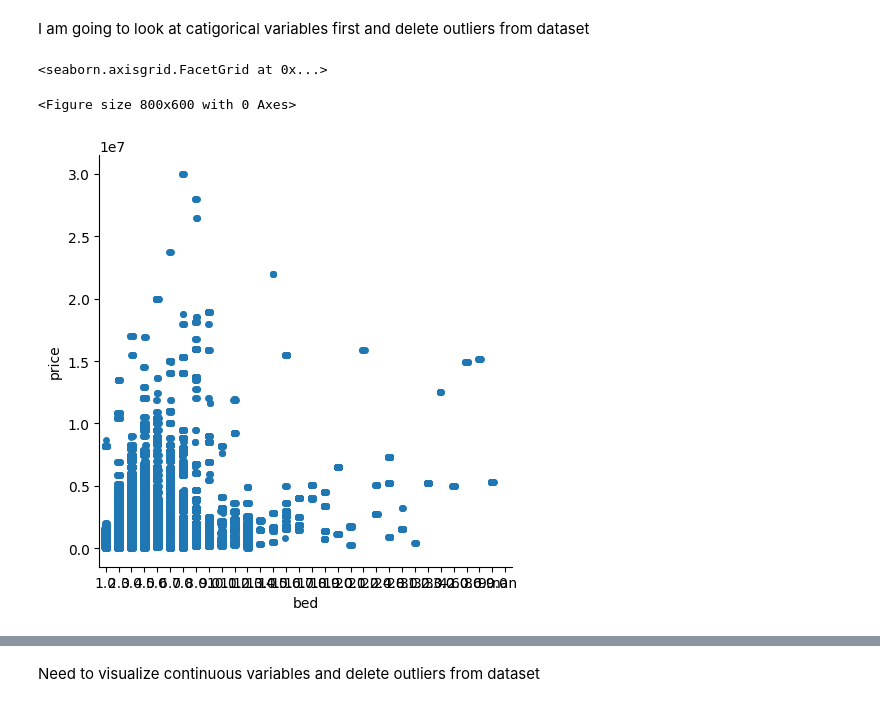
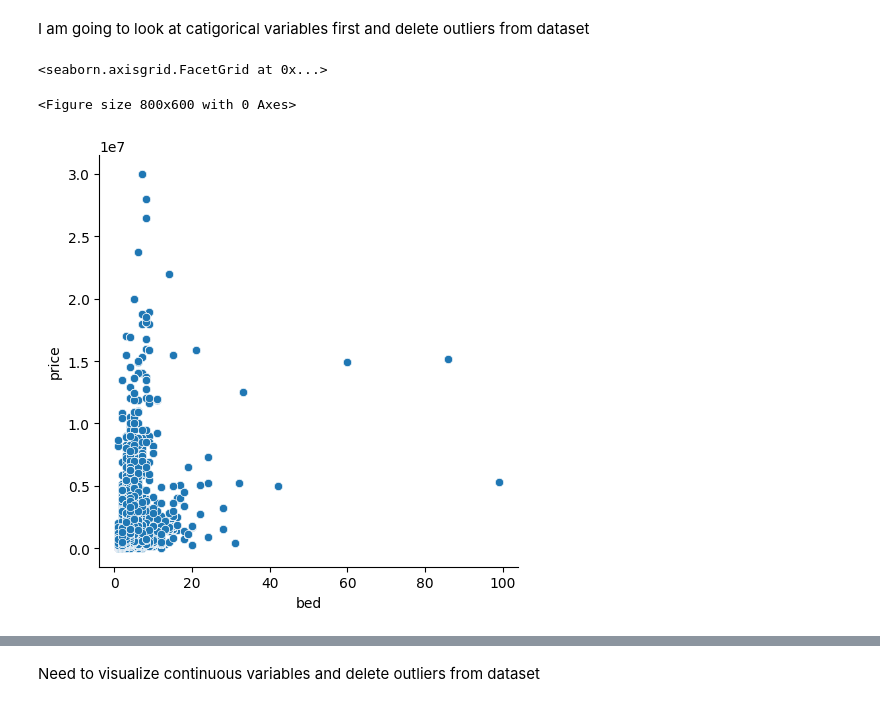
Before and after one commit to joeyc13/Real_estate_data, a Jupyter notebook: real_estate.ipynb, the cells around one changed output, grey strips where cells are left out. Drawn from its saved outputs; the diff is of its cells as text; code cells hidden in the pictures.

```diff
--- a/real_estate.ipynb
+++ b/real_estate.ipynb
@@ -63,12 +63,12 @@ I am going to look at catigorical variables first and delete outliers from datas
 # %%
 # cont_variables = ['bed', 'bath', 'acre_lot', 'house_size']
 
 # for i in range(len(cont_variables)):
 #     sns.displot(data=mass, x=cont_variables[i], y='price')
 
 plt.figure(figsize=(8,6))
-sns.catplot(data=mass, x='bed', y='price')
+sns.relplot(data=mass, x='bed', y='price')
 # %% [output]
 <seaborn.axisgrid.FacetGrid at 0x...>
 <Figure size 800x600 with 0 Axes>
-[figure, old version]
+[figure, new version]
```
Also changed, not shown: parts of 23 cells of this notebook.
